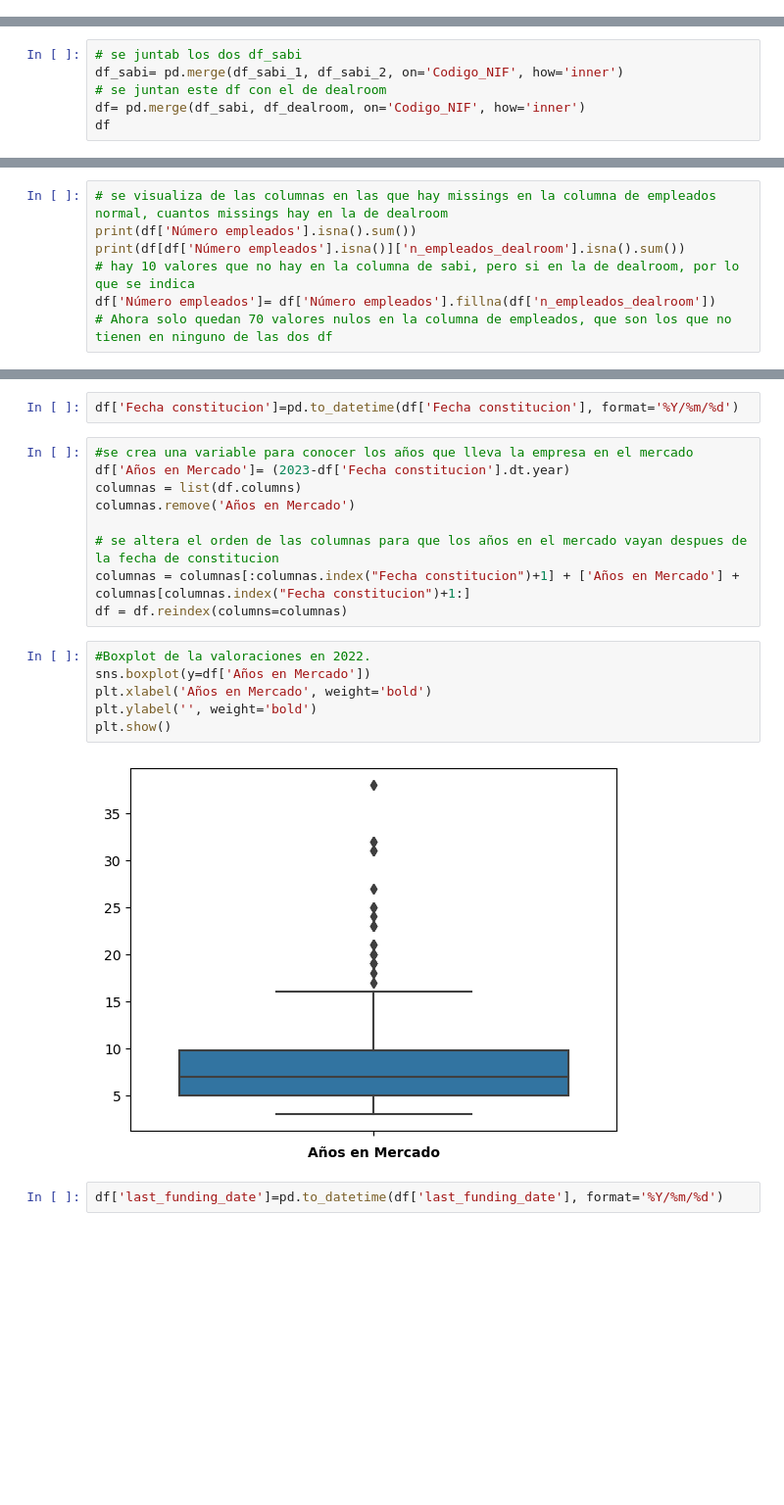
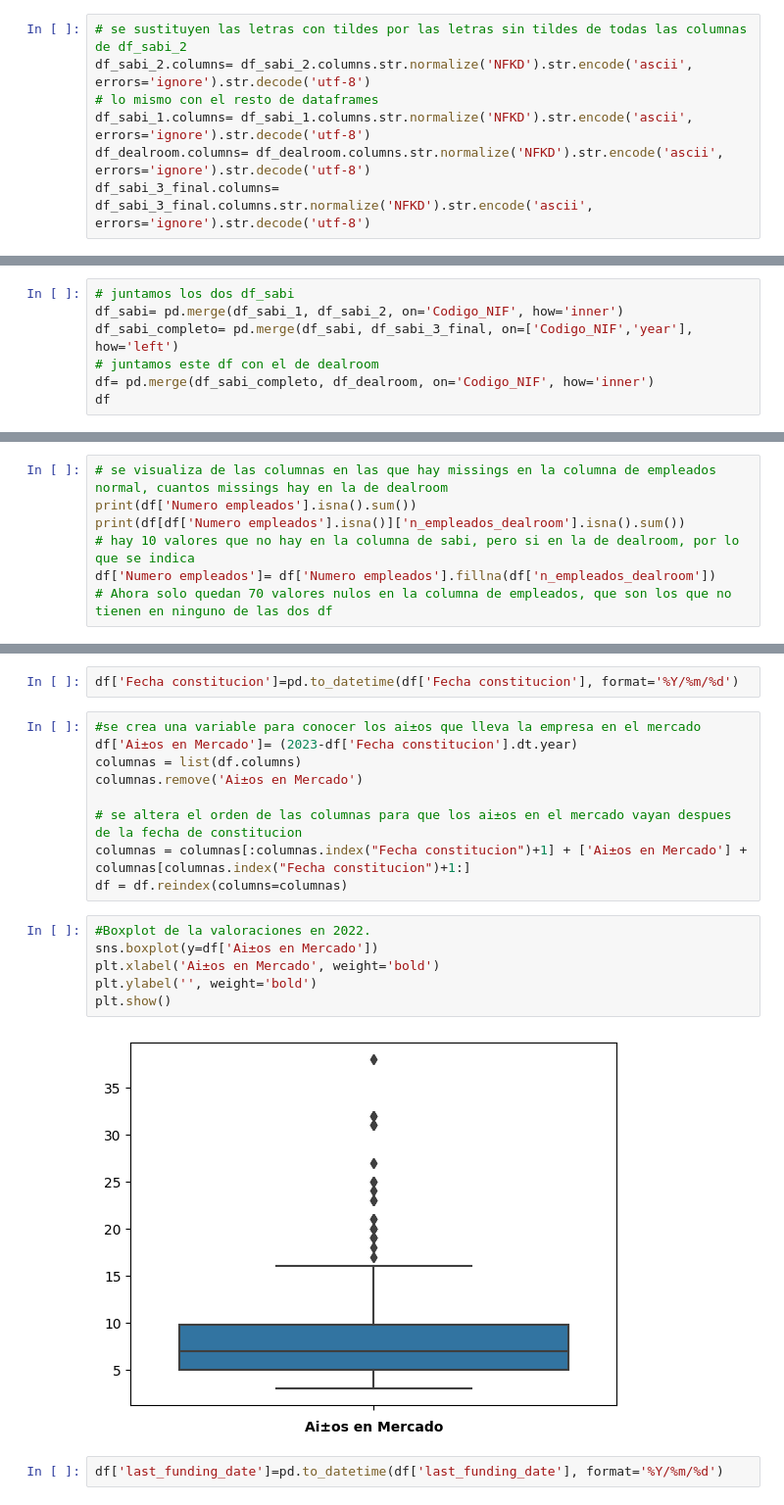
Before and after one commit to unaimleal/spri_reto_07_morado, a Jupyter notebook: preprocesamiento.ipynb, the cells around one changed output, grey strips where cells are left out. Shown at 98% size. Cells and saved outputs as stored; diff of their text form; blank space fills up the shorter version.

```diff
--- a/preprocesamiento.ipynb
+++ b/preprocesamiento.ipynb
@@ -322,3 +280,10 @@ df_dealroom.describe(include='object')
+# %%
+# se sustituyen las letras con tildes por las letras sin tildes de todas las columnas de df_sabi_2
+df_sabi_2.columns= df_sabi_2.columns.str.normalize('NFKD').str.encode('ascii', errors='ignore').str.decode('utf-8')
+# lo mismo con el resto de dataframes
+df_sabi_1.columns= df_sabi_1.columns.str.normalize('NFKD').str.encode('ascii', errors='ignore').str.decode('utf-8')
+df_dealroom.columns= df_dealroom.columns.str.normalize('NFKD').str.encode('ascii', errors='ignore').str.decode('utf-8')
+df_sabi_3_final.columns= df_sabi_3_final.columns.str.normalize('NFKD').str.encode('ascii', errors='ignore').str.decode('utf-8')
 # %%
 # correlograma de missing values
 msno.heatmap(df_dealroom)
@@ -420,8 +377,9 @@ UNIÓN DE LOS DATAFRAMES EN UNO ÚNICO
 # %%
-# se juntab los dos df_sabi
+# juntamos los dos df_sabi
 df_sabi= pd.merge(df_sabi_1, df_sabi_2, on='Codigo_NIF', how='inner')
-# se juntan este df con el de dealroom
-df= pd.merge(df_sabi, df_dealroom, on='Codigo_NIF', how='inner')
+df_sabi_completo= pd.merge(df_sabi, df_sabi_3_final, on=['Codigo_NIF','year'], how='left')
+# juntamos este df con el de dealroom
+df= pd.merge(df_sabi_completo, df_dealroom, on='Codigo_NIF', how='inner')
 df
 # %% [output]
 |  | Codigo_NIF | Nombre_sabi | Localidad | Fecha constitucion | Codigo consolidacion | Codigo primario CNAE 2009 | ... |
@@ -445,9 +403,9 @@ AxesSubplot(0.125,0.11;0.698618x0.77)
 # %%
 # se visualiza de las columnas en las que hay missings en la columna de empleados normal, cuantos missings hay en la de dealroom
-print(df['Número empleados'].isna().sum())
-print(df[df['Número empleados'].isna()]['n_empleados_dealroom'].isna().sum())
+print(df['Numero empleados'].isna().sum())
+print(df[df['Numero empleados'].isna()]['n_empleados_dealroom'].isna().sum())
 # hay 10 valores que no hay en la columna de sabi, pero si en la de dealroom, por lo que se indica
-df['Número empleados']= df['Número empleados'].fillna(df['n_empleados_dealroom'])
+df['Numero empleados']= df['Numero empleados'].fillna(df['n_empleados_dealroom'])
 # Ahora solo quedan 70 valores nulos en la columna de empleados, que son los que no tienen en ninguno de las dos df
 # %% [output]
 80
@@ -486,22 +444,22 @@ CREACION DE NUEVAS VARIABLES EN EL NUEVO DATAFRAME
 # %%
 df['Fecha constitucion']=pd.to_datetime(df['Fecha constitucion'], format='%Y/%m/%d')
 # %%
-#se crea una variable para conocer los años que lleva la empresa en el mercado
-df['Años en Mercado']= (2023-df['Fecha constitucion'].dt.year)
+#se crea una variable para conocer los ai±os que lleva la empresa en el mercado
+df['Ai±os en Mercado']= (2023-df['Fecha constitucion'].dt.year)
 columnas = list(df.columns)
-columnas.remove('Años en Mercado')
+columnas.remove('Ai±os en Mercado')
 
-# se altera el orden de las columnas para que los años en el mercado vayan despues de la fecha de constitucion
-columnas = columnas[:columnas.index("Fecha constitucion")+1] + ['Años en Mercado'] + columnas[columnas.index("Fecha constitucion")+1:]
+# se altera el orden de las columnas para que los ai±os en el mercado vayan despues de la fecha de constitucion
+columnas = columnas[:columnas.index("Fecha constitucion")+1] + ['Ai±os en Mercado'] + columnas[columnas.index("Fecha constitucion")+1:]
 df = df.reindex(columns=columnas)
 # %%
 #Boxplot de la valoraciones en 2022.
-sns.boxplot(y=df['Años en Mercado'])
-plt.xlabel('Años en Mercado', weight='bold')
+sns.boxplot(y=df['Ai±os en Mercado'])
+plt.xlabel('Ai±os en Mercado', weight='bold')
 plt.ylabel('', weight='bold')
 plt.show()
 # %% [output]
-[figure, old version]
+[figure, new version]
 # %%
 df['last_funding_date']=pd.to_datetime(df['last_funding_date'], format='%Y/%m/%d')
 # %%
```
Also changed, not shown: parts of 56 cells of this notebook.
